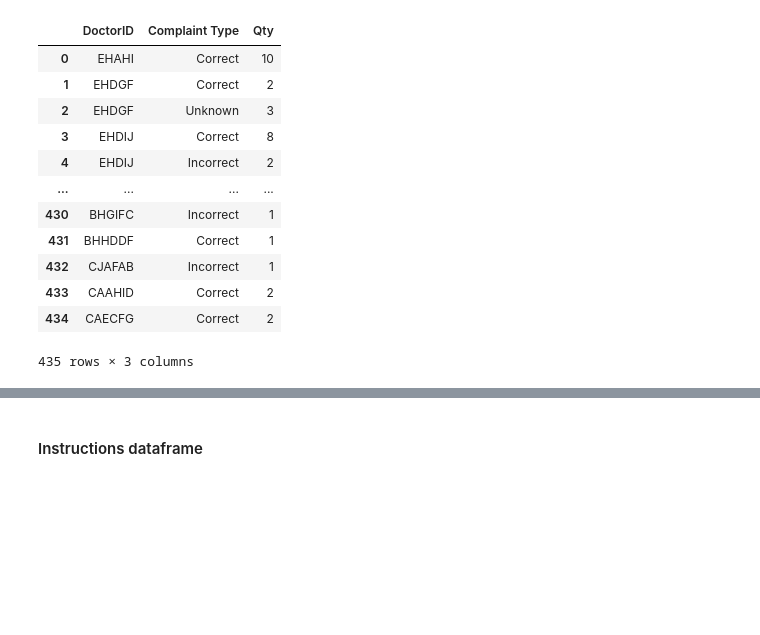
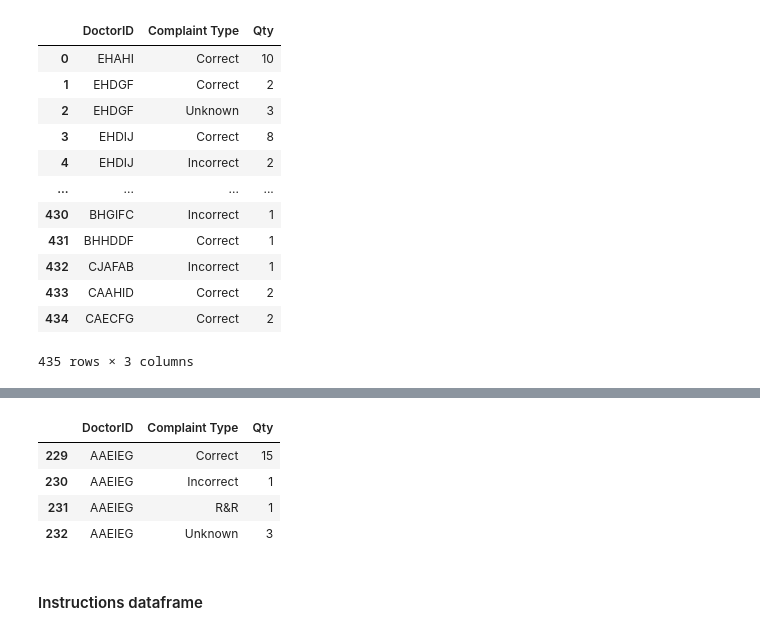
Before and after one commit to KBrandt57/COGS_118B_Project, a Jupyter notebook: project_notebook.ipynb, the cells around one changed output, grey strips where cells are left out. Saved outputs shown, nothing was run; the diff lists cells and outputs as text; code cells hidden in the pictures; blank space fills up the shorter version.

```diff
--- a/project_notebook.ipynb
+++ b/project_notebook.ipynb
@@ -322,0 +351,32 @@ Name: DoctorID, dtype: float64
+# %%
+# Since I'm stuck, I'm gonna do it the way I did the previous question and then come back to the above when I have more brainpower
+# Except that I can't because there is a numerical value associated with each entry, not just with the category.
+### BEGIN PSEUDOCODE, SORRY MICHAEL
+#get list of doctor IDS
+doc_IDs = complaints['DoctorID'].unique()
+doc_IDs
+for ID in doc_IDs:
+    for row in complaints[complaints['DoctorID'] == ID]:
+        if row['Complaint Type'] == 'Correct':
+            #store Qty somehow
+        elif row['Complaint Type'] == 'Incorrect':
+            #store Qty somehow
+        elif row['Complaint Type'] == 'R&R':
+            #store Qty somehow
+        elif row['Complaint Type'] == 'Unknown':
+            #store Qty somehow
+        elif row['Complaint Type'] == 'Specific':
+            #store Qty somehow
+        else:
+            #scream angrily
+
+if complaints[
+#for each ID in list, get how many complaints (QTY) of each type (Complaint Type)
+#get these as separate columns in a new dataframe
+complaints[complaints['DoctorID'] == 'AAEIEG']
+# %% [output]
+|  | DoctorID | Complaint Type | Qty |
+| 229 | AAEIEG | Correct | 15 |
+| 230 | AAEIEG | Incorrect | 1 |
+| 231 | AAEIEG | R&R | 1 |
+| 232 | AAEIEG | Unknown | 3 |
```
Also changed, not shown: parts of 3 cells of this notebook.
